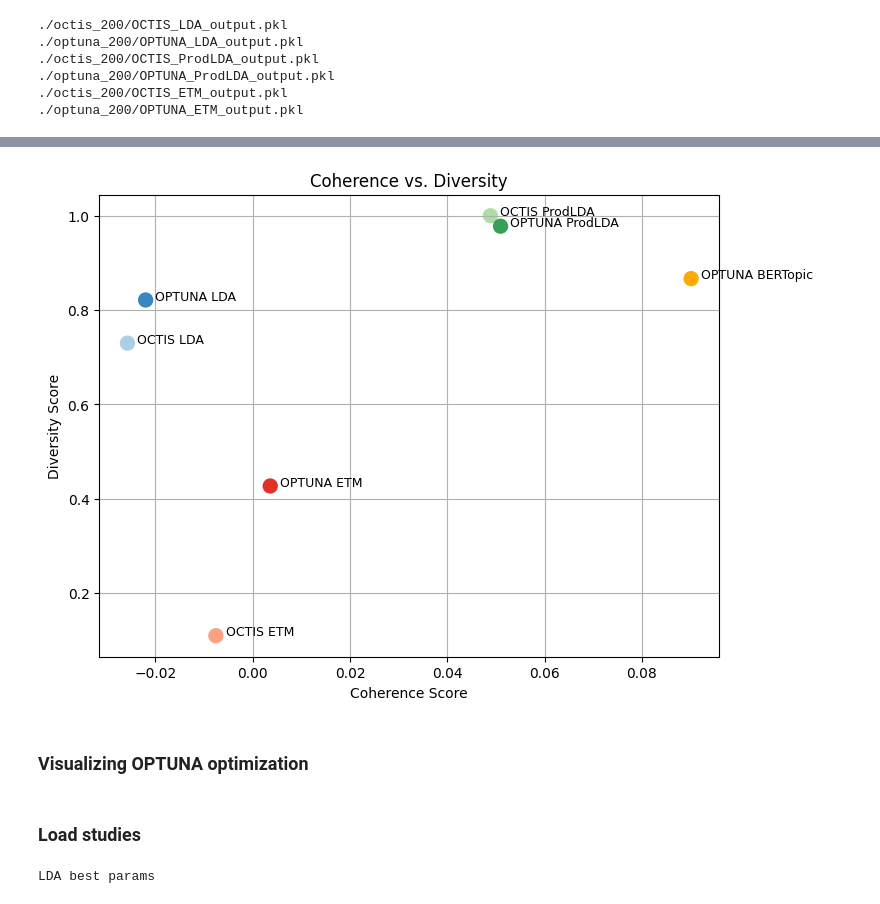
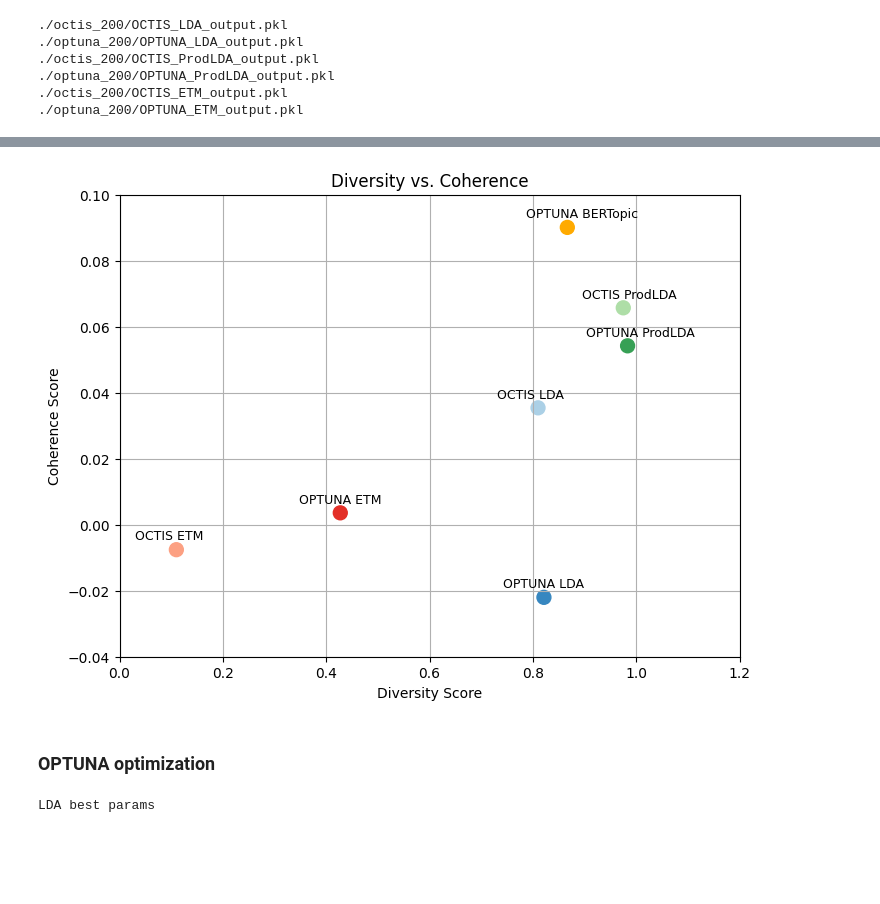
Before and after one commit to tonazzog/ChiLit_Topic_Modeling, a Jupyter notebook: 08 - Evaluation.ipynb, the cells around one changed output, grey strips where cells are left out. Drawn from its saved outputs; the diff is of its cells as text; code cells hidden in the pictures; blank space fills up the shorter version.

```diff
--- a/08 - Evaluation.ipynb
+++ b/08 - Evaluation.ipynb
@@ -216,21 +216,23 @@ for metric in metrics:
 # %%
 # Scatter plot: coherence vs diversity
 plt.figure(figsize=(8, 6))
-plt.scatter(df["coherence_score"], df["diversity_score"], c=colors, s=100)
+plt.scatter(df["diversity_score"], df["coherence_score"], c=colors, s=100)
 
 # Label each point with experiment name
 for i, name in enumerate(df.index):
-    plt.text(df["coherence_score"][i] + 0.002, df["diversity_score"][i], name, fontsize=9)
+    plt.text(df["diversity_score"][i] -.08 , df["coherence_score"][i] + 0.003, name, fontsize=9)
 
-plt.xlabel("Coherence Score")
-plt.ylabel("Diversity Score")
-plt.title("Coherence vs. Diversity")
+plt.ylabel("Coherence Score")
+plt.xlabel("Diversity Score")
+plt.xlim(0, 1.2)
+plt.ylim(-0.04, 0.1)
+plt.title("Diversity vs. Coherence")
 plt.grid(True)
 plt.show()
 # %% [output]
-[figure, old version]
+[figure, new version]
 # %% [markdown]
-### Visualizing OPTUNA optimization
+### OPTUNA optimization
 # %%
 def visualize_results(name, study):
     """Visualize the Pareto front"""
@@ -268,6 +270,4 @@ def visualize_results(name, study):
     plt.legend()
     plt.grid(True, alpha=0.3)
     plt.show()
-# %% [markdown]
-### Load studies
 # %%
```
Also changed, not shown: parts of 31 cells of this notebook, 11 other files.
